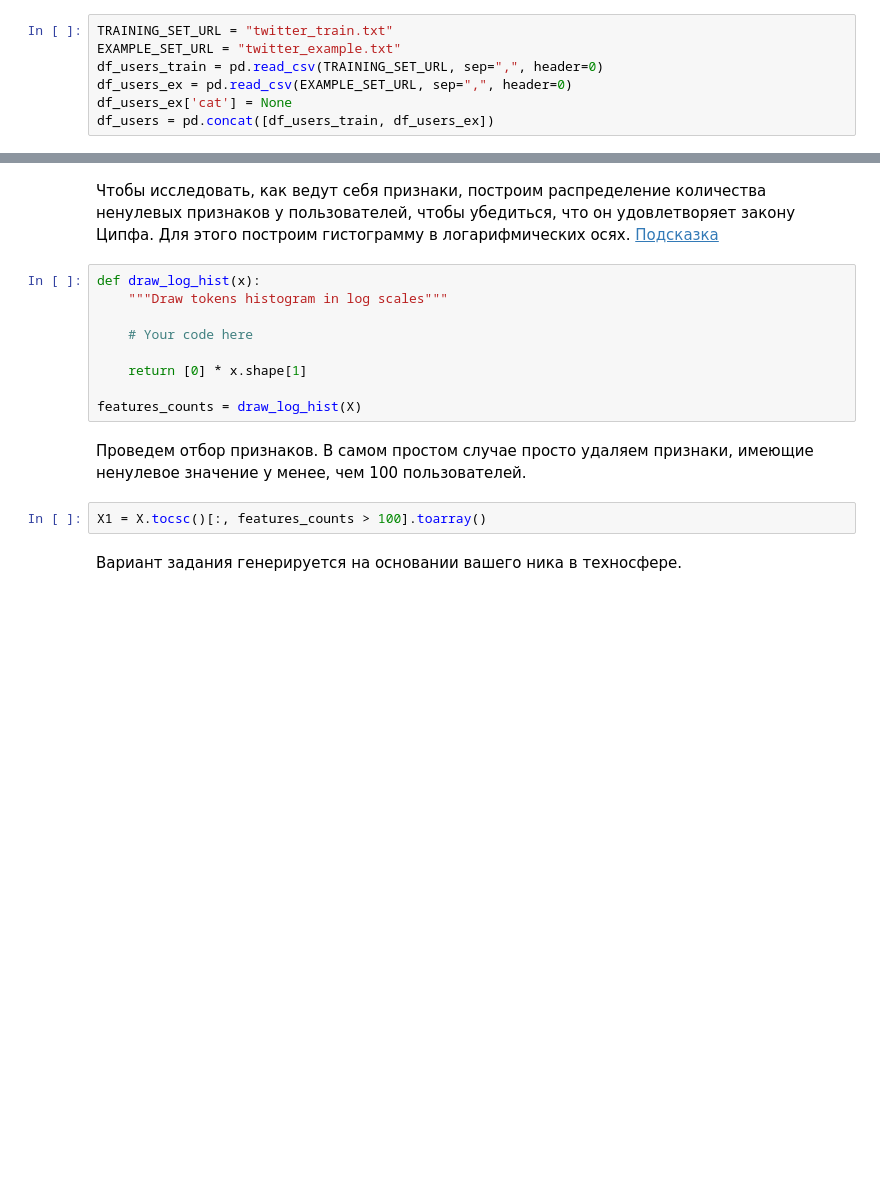
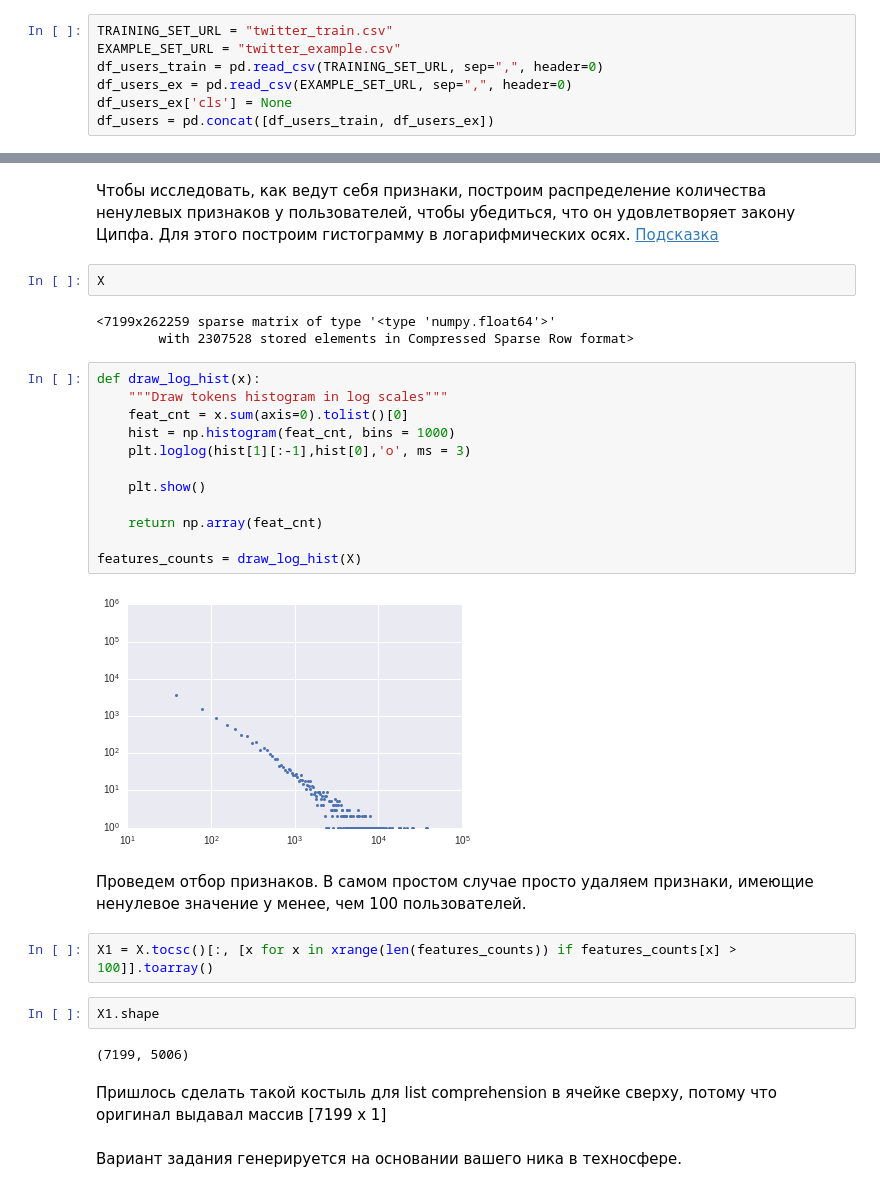
Before and after one commit to Shevviakov/technosphere, a Jupyter notebook: datamine/l8/homework-5-st.ipynb, the cells around one changed output, grey strips where cells are left out. Drawn from its saved outputs; the diff is of its cells as text; blank space fills up the shorter version.

```diff
--- a/datamine/l8/homework-5-st.ipynb
+++ b/datamine/l8/homework-5-st.ipynb
@@ -19,11 +22,11 @@ X_dataset = data["data"].reshape(1,)[0]
 # %% [markdown]
 Зачитываем категории пользователей
 # %%
-TRAINING_SET_URL = "twitter_train.txt"
-EXAMPLE_SET_URL = "twitter_example.txt"
+TRAINING_SET_URL = "twitter_train.csv"
+EXAMPLE_SET_URL = "twitter_example.csv"
 df_users_train = pd.read_csv(TRAINING_SET_URL, sep=",", header=0)
 df_users_ex = pd.read_csv(EXAMPLE_SET_URL, sep=",", header=0)
-df_users_ex['cat'] = None
+df_users_ex['cls'] = None
 df_users = pd.concat([df_users_train, df_users_ex])
 # %% [markdown]
 Модель строим для пользователей из twitter_train, нужно выбрать этих пользователей из матрицы из 4 ДЗ:
@@ -42,18 +50,34 @@ Resulting training set: (5000x221636) feature matrix, 5000 target vector
 # %% [markdown]
 Чтобы исследовать, как ведут себя признаки, построим распределение количества ненулевых признаков у пользователей, чтобы убедиться, что он удовлетворяет закону Ципфа. Для этого построим гистограмму в логарифмических осях. [Подсказка](http://anokhin.github.io/img/sf1.png)
-# %%
-def draw_log_hist(x):
-    """Draw tokens histogram in log scales"""
-
-    # Your code here
-
-    return [0] * x.shape[1]
-
-features_counts = draw_log_hist(X)
+# %%
+X
+# %% [output]
+<7199x262259 sparse matrix of type '<type 'numpy.float64'>'
+        with 2307528 stored elements in Compressed Sparse Row format>
+# %%
+def draw_log_hist(x):
+    """Draw tokens histogram in log scales"""
+    feat_cnt = x.sum(axis=0).tolist()[0]
+    hist = np.histogram(feat_cnt, bins = 1000)
+    plt.loglog(hist[1][:-1],hist[0],'o', ms = 3)
+
+    plt.show()
+
+    return np.array(feat_cnt)
+
+features_counts = draw_log_hist(X)
+# %% [output]
+[figure, added]
 # %% [markdown]
 Проведем отбор признаков. В самом простом случае просто удаляем признаки, имеющие ненулевое значение у менее, чем 100 пользователей.
 # %%
-X1 = X.tocsc()[:, features_counts > 100].toarray()
+X1 = X.tocsc()[:, [x for x in xrange(len(features_counts)) if features_counts[x] > 100]].toarray()
+# %%
+X1.shape
+# %% [output]
+(7199, 5006)
+# %% [markdown]
+ Пришлось сделать такой костыль для list comprehension в ячейке сверху, потому что оригинал выдавал массив [7199 x 1]
 # %% [markdown]
 Вариант задания генерируется на основании вашего ника в техносфере.
 # %%
```
Also changed, not shown: parts of 13 cells of this notebook, 5 other files.
